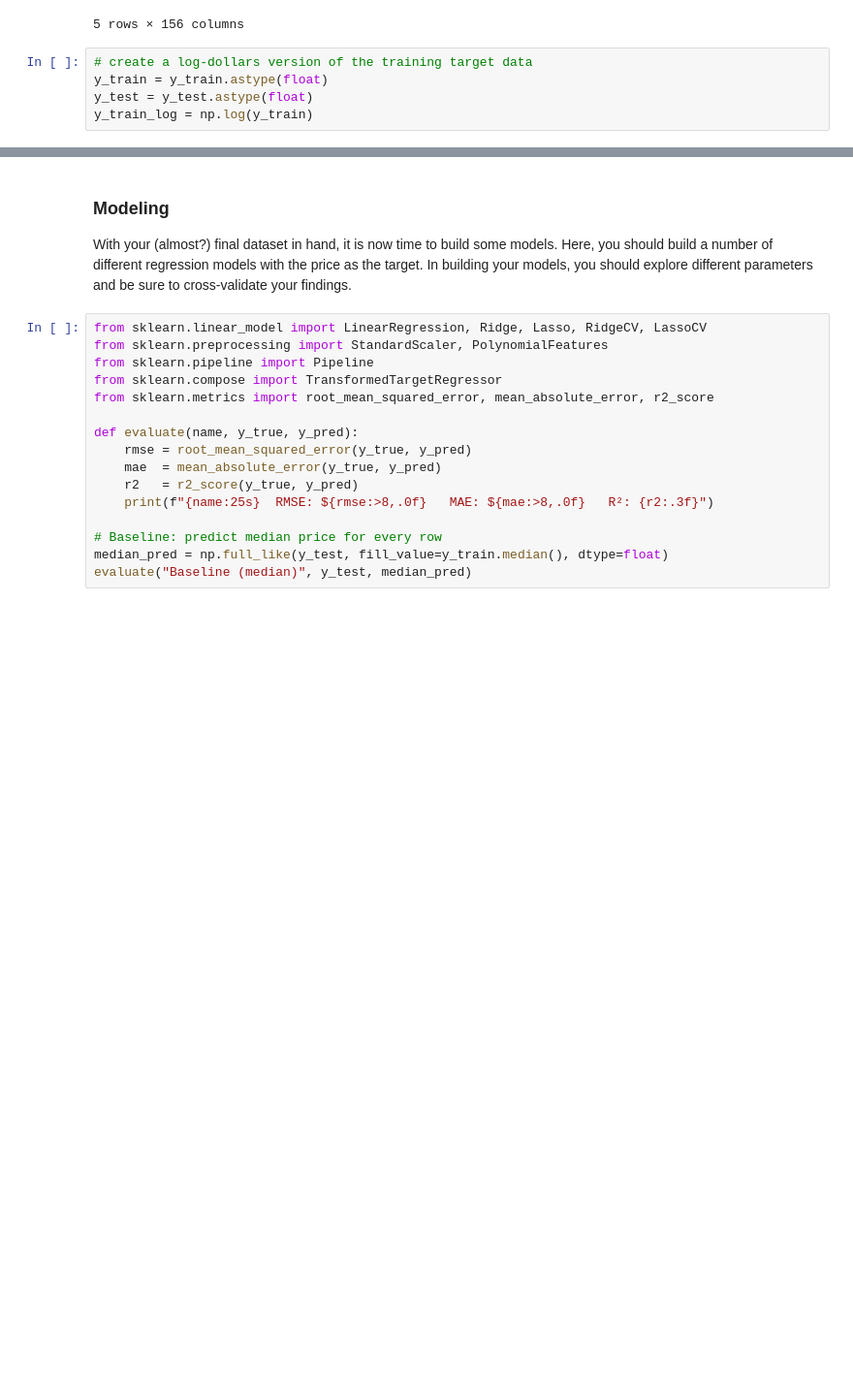
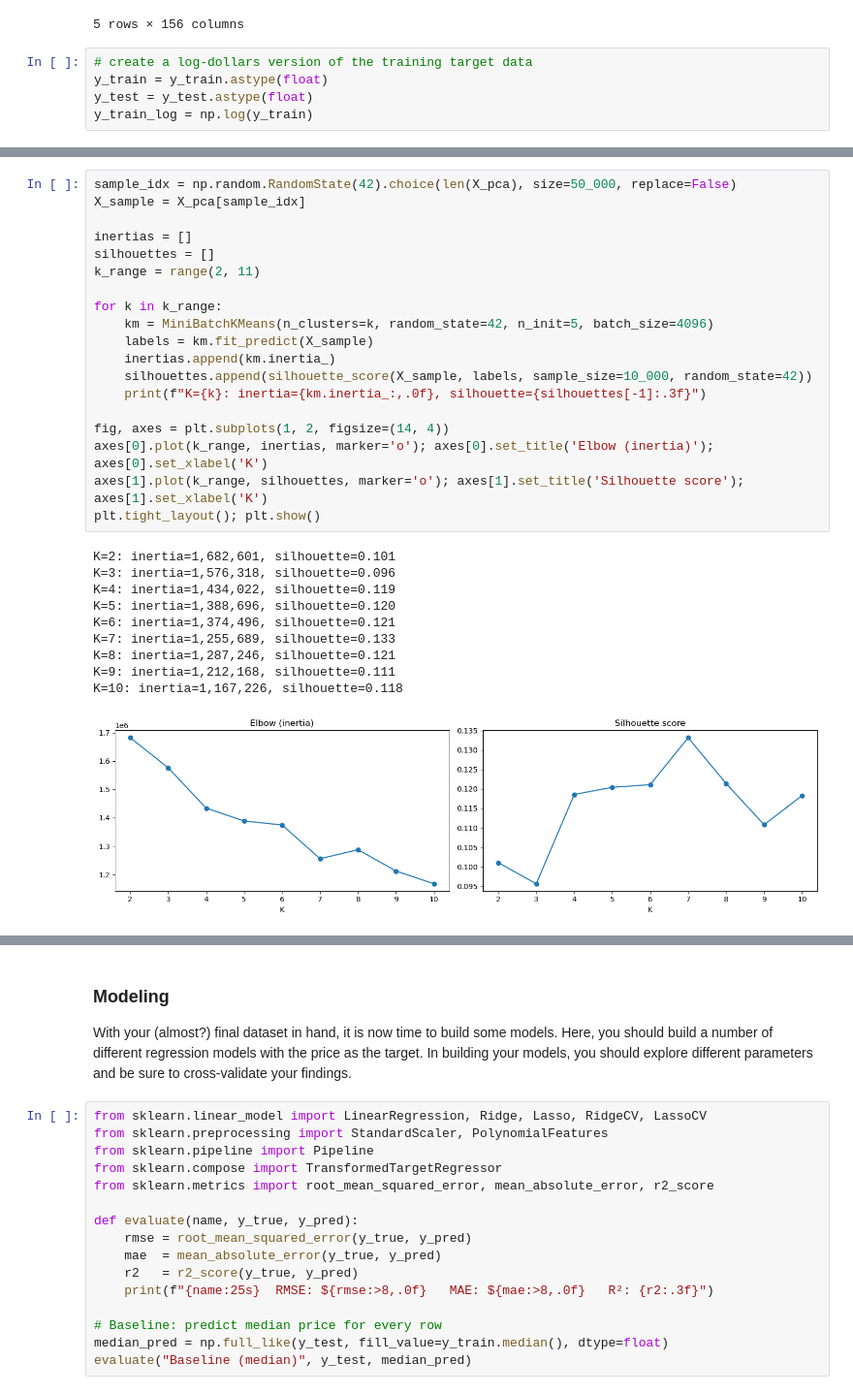
Before and after one commit to cnolan3/used_car_prices, a Jupyter notebook: prompt_II.ipynb, the cells around one changed output, grey strips where cells are left out. Shown at 97% size. Drawn from its saved outputs; the diff is of its cells as text; blank space fills up the shorter version.

```diff
--- a/prompt_II.ipynb
+++ b/prompt_II.ipynb
@@ -407,0 +437,30 @@ y_train_log = np.log(y_train)
+# %%
+sample_idx = np.random.RandomState(42).choice(len(X_pca), size=50_000, replace=False)
+X_sample = X_pca[sample_idx]
+
+inertias = []
+silhouettes = []
+k_range = range(2, 11)
+
+for k in k_range:
+    km = MiniBatchKMeans(n_clusters=k, random_state=42, n_init=5, batch_size=4096)
+    labels = km.fit_predict(X_sample)
+    inertias.append(km.inertia_)
+    silhouettes.append(silhouette_score(X_sample, labels, sample_size=10_000, random_state=42))
+    print(f"K={k}: inertia={km.inertia_:,.0f}, silhouette={silhouettes[-1]:.3f}")
+
+fig, axes = plt.subplots(1, 2, figsize=(14, 4))
+axes[0].plot(k_range, inertias, marker='o'); axes[0].set_title('Elbow (inertia)'); axes[0].set_xlabel('K')
+axes[1].plot(k_range, silhouettes, marker='o'); axes[1].set_title('Silhouette score'); axes[1].set_xlabel('K')
+plt.tight_layout(); plt.show()
+# %% [output]
+K=2: inertia=1,682,601, silhouette=0.101
+K=3: inertia=1,576,318, silhouette=0.096
+K=4: inertia=1,434,022, silhouette=0.119
+K=5: inertia=1,388,696, silhouette=0.120
+K=6: inertia=1,374,496, silhouette=0.121
+K=7: inertia=1,255,689, silhouette=0.133
+K=8: inertia=1,287,246, silhouette=0.121
+K=9: inertia=1,212,168, silhouette=0.111
+K=10: inertia=1,167,226, silhouette=0.118
+[figure, added]
```
Also changed, not shown: parts of 13 cells of this notebook, 3 other files.
